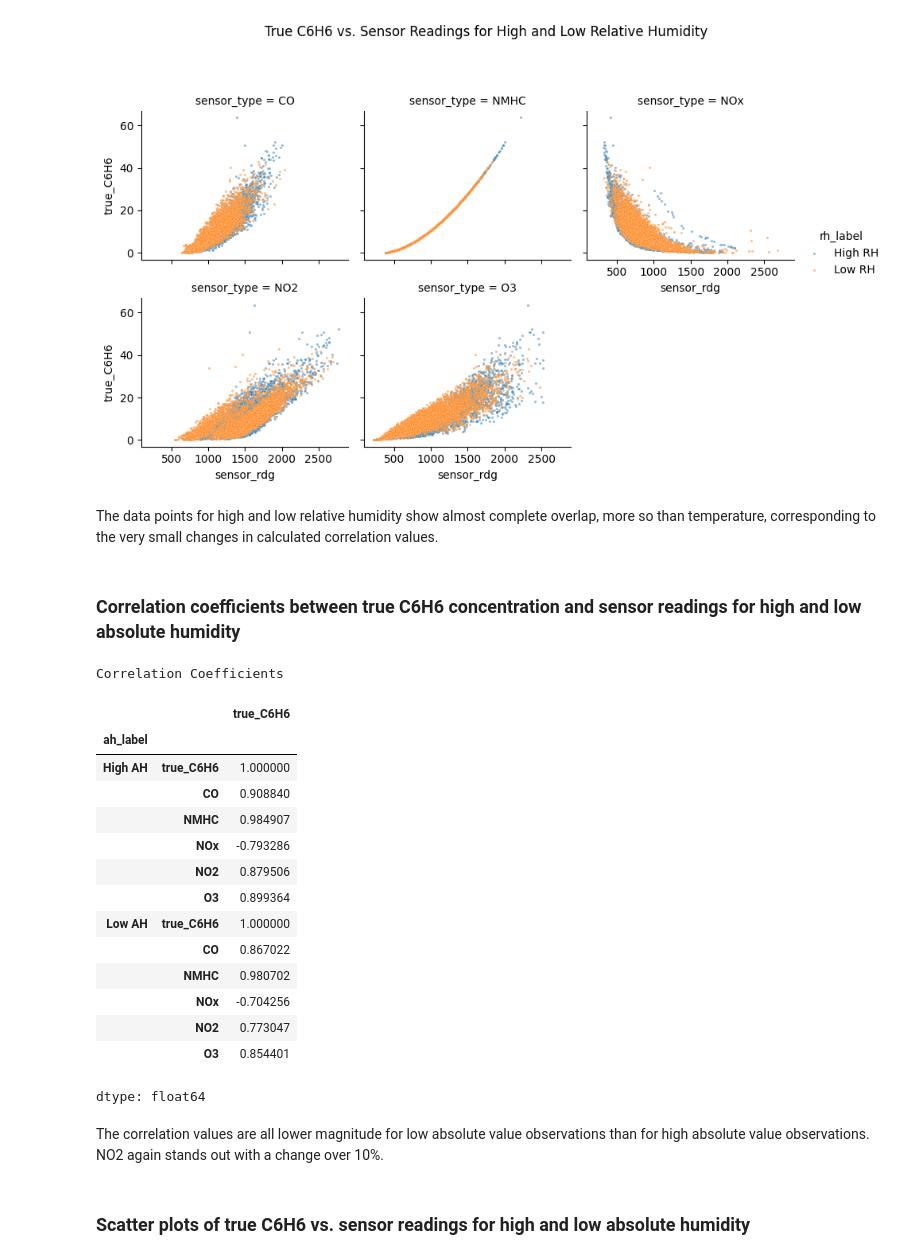
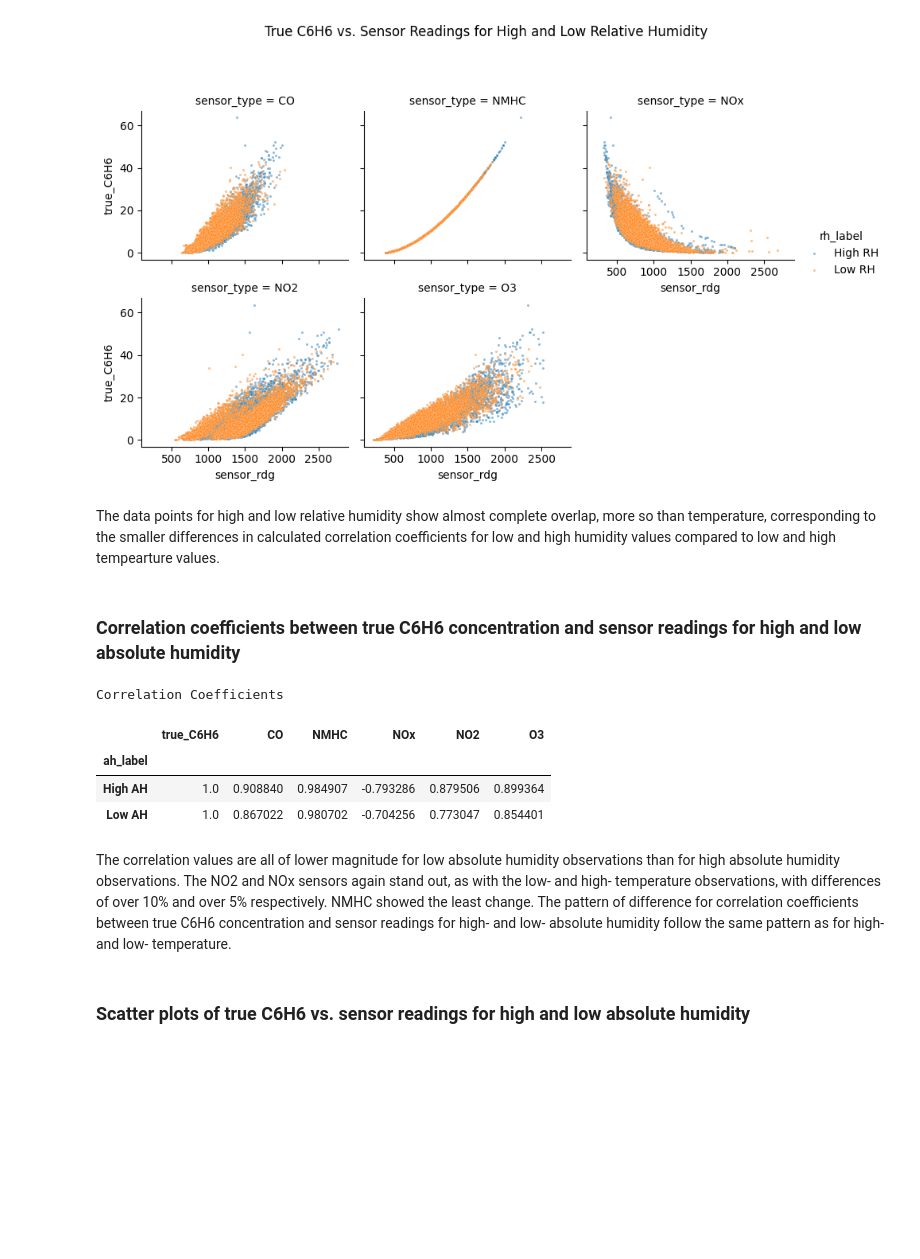
Before and after one commit to Alex-Devoid/ST-554-Project1, a Jupyter notebook: Task2/Task2.ipynb, the cells around one changed output. Cells and saved outputs as stored; diff of their text form; code cells hidden in the pictures; blank space fills up the shorter version.

```diff
--- a/Task2/Task2.ipynb
+++ b/Task2/Task2.ipynb
@@ -794,32 +766,21 @@ plt.subplots_adjust(top=0.8) #title spacing
 # %% [output]
 [figure]
 # %% [markdown]
-The data points for high and low relative humidity show almost complete overlap, more so than temperature, corresponding to the very small changes in calculated correlation values.
+The data points for high and low relative humidity show almost complete overlap, more so than temperature, corresponding to the smaller differences in calculated correlation coefficients for low and high humidity values compared to low and high tempearture values.
 # %% [markdown]
 ### Correlation coefficients between true C6H6 concentration and sensor readings for high and low absolute humidity
 # %%
 print("Correlation Coefficients")
 air_qu[["true_C6H6", "CO", "NMHC", "NOx", "NO2","O3","ah_label"]]\
-    .groupby("ah_label", observed = True).corr()["true_C6H6"]
+    .groupby("ah_label", observed = True).corr()["true_C6H6"].unstack()
 # %% [output]
 Correlation Coefficients
-|  |  | true_C6H6 |
-| ah_label |  |  |
-| High AH | true_C6H6 | 1.000000 |
-|  | CO | 0.908840 |
-|  | NMHC | 0.984907 |
-|  | NOx | -0.793286 |
-|  | NO2 | 0.879506 |
-|  | O3 | 0.899364 |
-| Low AH | true_C6H6 | 1.000000 |
-|  | CO | 0.867022 |
-|  | NMHC | 0.980702 |
-|  | NOx | -0.704256 |
-|  | NO2 | 0.773047 |
-|  | O3 | 0.854401 |
+|  | true_C6H6 | CO | NMHC | NOx | NO2 | O3 |
+| ah_label |  |  |  |  |  |  |
+| High AH | 1.0 | 0.908840 | 0.984907 | -0.793286 | 0.879506 | 0.899364 |
+| Low AH | 1.0 | 0.867022 | 0.980702 | -0.704256 | 0.773047 | 0.854401 |
-dtype: float64
-# %% [markdown]
-The correlation values are all lower magnitude for low absolute value observations than for high absolute value observations. NO2 again stands out with a change over 10%.
+# %% [markdown]
+The correlation values are all of lower magnitude for low absolute humidity observations than for high absolute humidity observations. The NO2 and NOx sensors again stand out, as with the low- and high- temperature observations, with differences of over 10% and over 5% respectively. NMHC showed the least change. The pattern of difference for correlation coefficients between true C6H6 concentration and sensor readings for high- and low- absolute humidity follow the same pattern as for high- and low- temperature.
 # %% [markdown]
 ### Scatter plots of true C6H6 vs. sensor readings for high and low absolute humidity
 # %%
```
Also changed, not shown: parts of 47 cells of this notebook.
